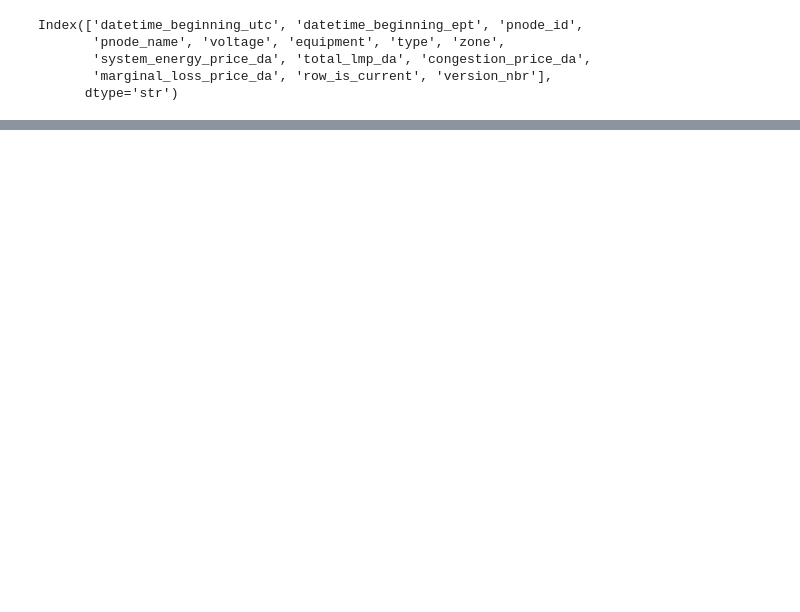
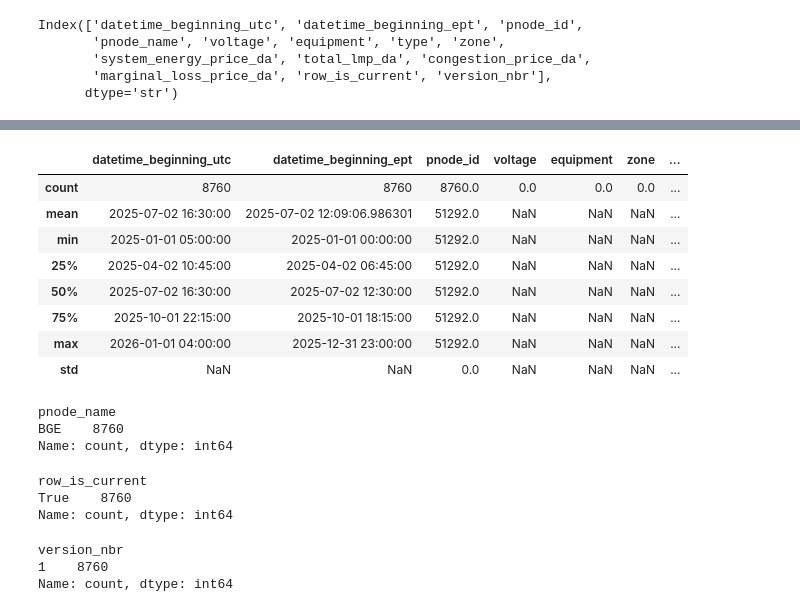
Before and after one commit to simeonparker0-cmyk/bge-storage-value, a Jupyter notebook: notebooks/01_load_clean.ipynb, the cells around one changed output, grey strips where cells are left out. Cells and saved outputs as stored; diff of their text form; code cells hidden in the pictures; blank space fills up the shorter version.

```diff
--- a/notebooks/01_load_clean.ipynb
+++ b/notebooks/01_load_clean.ipynb
@@ -40,0 +45,6 @@ Index(['datetime_beginning_utc', 'datetime_beginning_ept', 'pnode_id',
+# %%
+# Using parse_dates to convert column names from text to real datetime values, and specifying the date format with date_format
+bge_da = pd.read_csv(r"C:\Users\simeo\Projects\bge-storage-value\data\raw\bge_2025_da_hrl_lmps.csv",
+                     parse_dates=["datetime_beginning_utc","datetime_beginning_ept"],
+                     date_format={"datetime_beginning_utc": "%m/%d/%Y %I:%M:%S %p",
+                                  "datetime_beginning_ept": "%m/%d/%Y %I:%M:%S %p"})
@@ -40,0 +71,31 @@ Index(['datetime_beginning_utc', 'datetime_beginning_ept', 'pnode_id',
+# %%
+bge_da.describe()
+# %% [output]
+|  | datetime_beginning_utc | datetime_beginning_ept | pnode_id | voltage | equipment | zone | ... |
+| count | 8760 | 8760 | 8760.0 | 0.0 | 0.0 | 0.0 | ... |
+| mean | 2025-07-02 16:30:00 | 2025-07-02 12:09:06.986301 | 51292.0 | NaN | NaN | NaN | ... |
+| min | 2025-01-01 05:00:00 | 2025-01-01 00:00:00 | 51292.0 | NaN | NaN | NaN | ... |
+| 25% | 2025-04-02 10:45:00 | 2025-04-02 06:45:00 | 51292.0 | NaN | NaN | NaN | ... |
+| 50% | 2025-07-02 16:30:00 | 2025-07-02 12:30:00 | 51292.0 | NaN | NaN | NaN | ... |
+| 75% | 2025-10-01 22:15:00 | 2025-10-01 18:15:00 | 51292.0 | NaN | NaN | NaN | ... |
+| max | 2026-01-01 04:00:00 | 2025-12-31 23:00:00 | 51292.0 | NaN | NaN | NaN | ... |
+| std | NaN | NaN | 0.0 | NaN | NaN | NaN | ... |
+# %%
+bge_da.pnode_name.value_counts()
+# %% [output]
+pnode_name
+BGE    8760
+Name: count, dtype: int64
+# %%
+# checking that all values are current
+bge_da.row_is_current.value_counts()
+# %% [output]
+row_is_current
+True    8760
+Name: count, dtype: int64
+# %%
+bge_da.version_nbr.value_counts()
+# %% [output]
+version_nbr
+1    8760
+Name: count, dtype: int64
```
Also changed, not shown: parts of 52 cells of this notebook, 2 other files.
